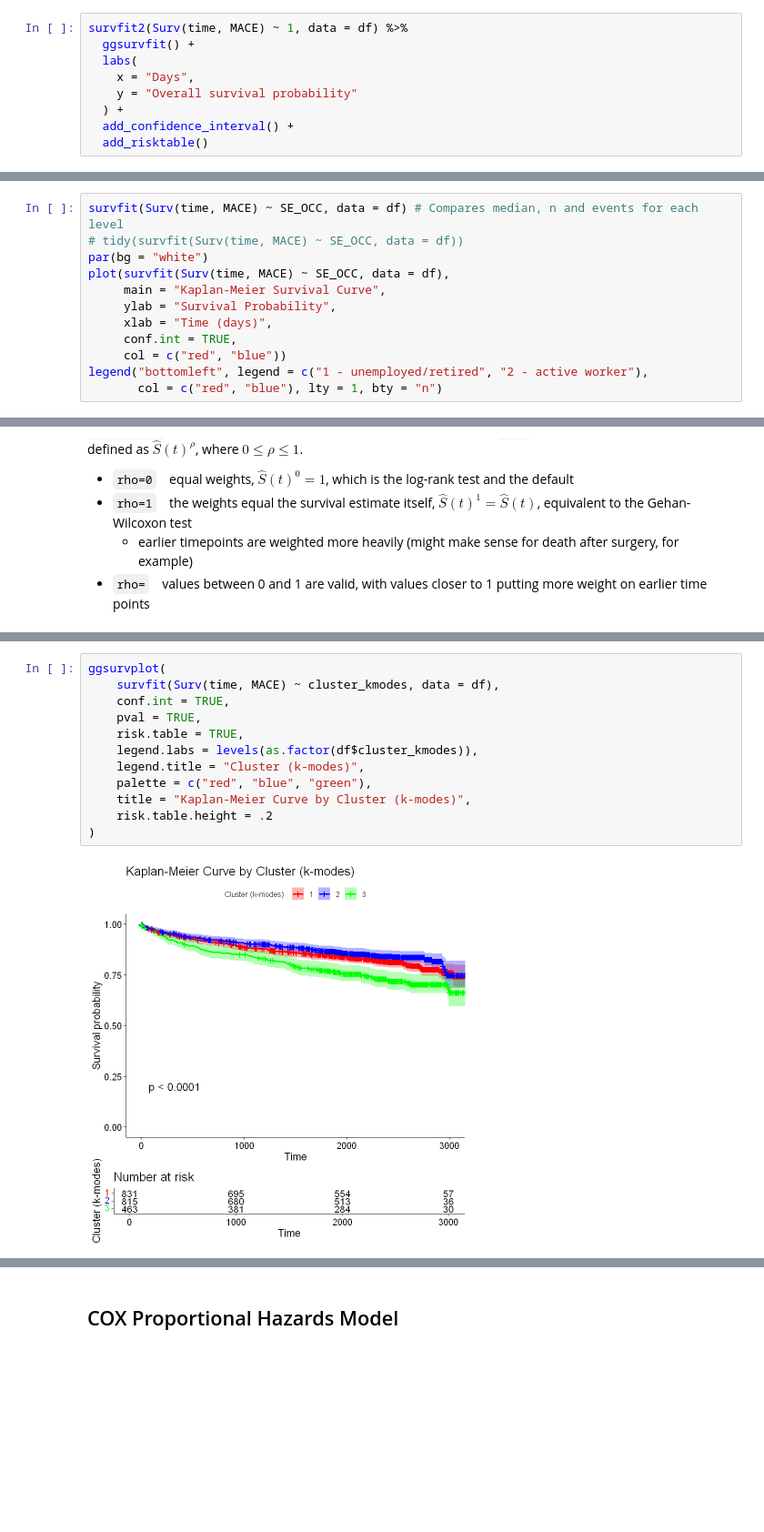
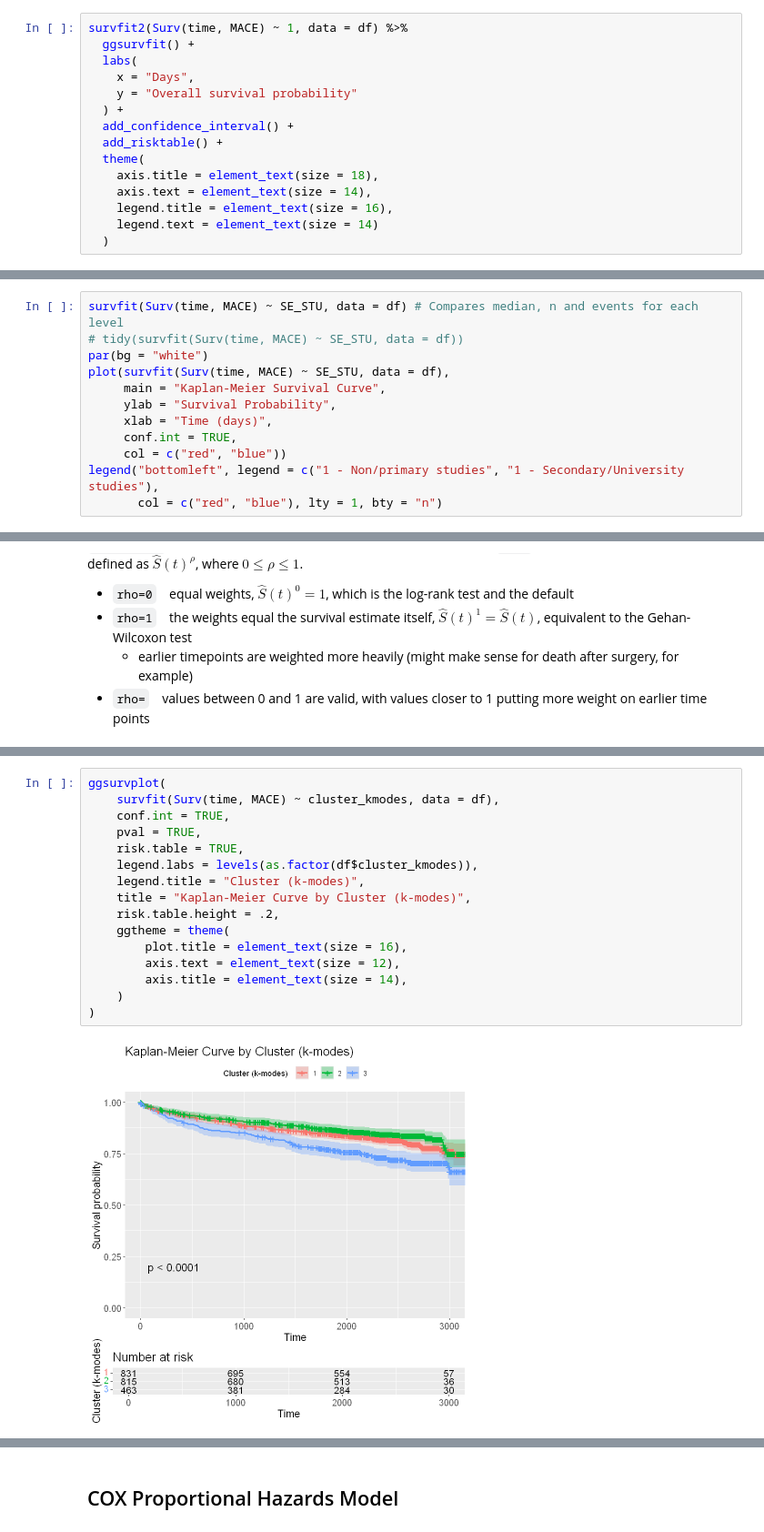
Before and after one commit to JoseLuisMaldonadoA/TFM, a Jupyter notebook: Notebooks/5_SurvivalAnalysis.ipynb, the cells around one changed output, grey strips where cells are left out. Shown at 91% size. Cells and saved outputs as stored; diff of their text form; blank space fills up the shorter version.

Commit message:
Notebook update
Final update of the survival notebook after upgrading some plots for the memory

```diff
--- a/Notebooks/5_SurvivalAnalysis.ipynb
+++ b/Notebooks/5_SurvivalAnalysis.ipynb
@@ -216,5 +216,11 @@ survfit2(Surv(time, MACE) ~ 1, data = df) %>%
     y = "Overall survival probability"
   ) +
   add_confidence_interval() +
-  add_risktable()
+  add_risktable() +
+  theme(
+    axis.title = element_text(size = 18),
+    axis.text = element_text(size = 14),
+    legend.title = element_text(size = 16),
+    legend.text = element_text(size = 14)
+  )
 # %% [output]
@@ -230,15 +236,15 @@ Call: survfit(formula = Surv(time, MACE) ~ 1, data = df)
 # %% [markdown]
 ## Comparing Survival Curves: Stratified Kaplan-Meier estimates
 # %%
-survfit(Surv(time, MACE) ~ SE_OCC, data = df) # Compares median, n and events for each level
-# tidy(survfit(Surv(time, MACE) ~ SE_OCC, data = df))
+survfit(Surv(time, MACE) ~ SE_STU, data = df) # Compares median, n and events for each level
+# tidy(survfit(Surv(time, MACE) ~ SE_STU, data = df))
 par(bg = "white")
-plot(survfit(Surv(time, MACE) ~ SE_OCC, data = df),
+plot(survfit(Surv(time, MACE) ~ SE_STU, data = df),
      main = "Kaplan-Meier Survival Curve",
      ylab = "Survival Probability",
      xlab = "Time (days)",
      conf.int = TRUE,
      col = c("red", "blue"))
-legend("bottomleft", legend = c("1 - unemployed/retired", "2 - active worker"),
+legend("bottomleft", legend = c("1 - Non/primary studies", "1 - Secondary/University studies"),
        col = c("red", "blue"), lty = 1, bty = "n")
 # %% [output]
@@ -402,17 +426,21 @@ legend("bottomleft", legend = levels(as.factor(df$SE_OCC)),
 # %%
 ggsurvplot(
     survfit(Surv(time, MACE) ~ cluster_kmodes, data = df),
     conf.int = TRUE,
     pval = TRUE,
     risk.table = TRUE,
     legend.labs = levels(as.factor(df$cluster_kmodes)),
     legend.title = "Cluster (k-modes)",
-    palette = c("red", "blue", "green"),
     title = "Kaplan-Meier Curve by Cluster (k-modes)",
-    risk.table.height = .2
+    risk.table.height = .2,
+    ggtheme = theme(
+        plot.title = element_text(size = 16),
+        axis.text = element_text(size = 12),
+        axis.title = element_text(size = 14),
+    )
 )
 # %% [output]
-[figure, old version]
+[figure, new version]
 # %%
 ggsurvplot(
     survfit(Surv(time, MACE) ~ C1 + C2 + C3, data = df),
```
Also changed, not shown: parts of 28 cells of this notebook.
